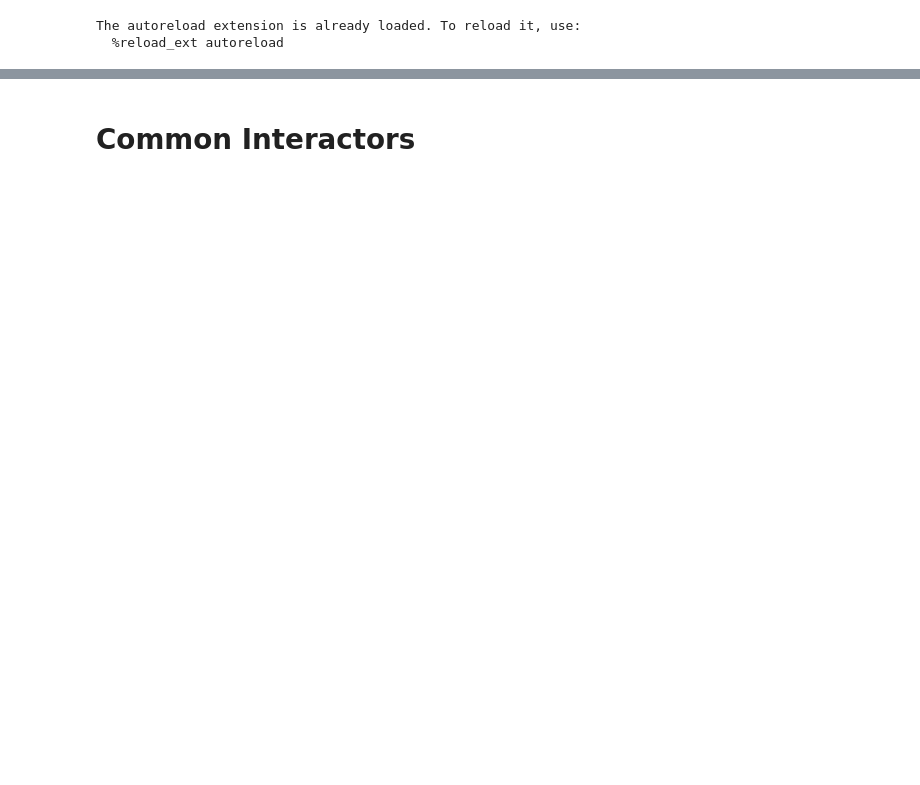
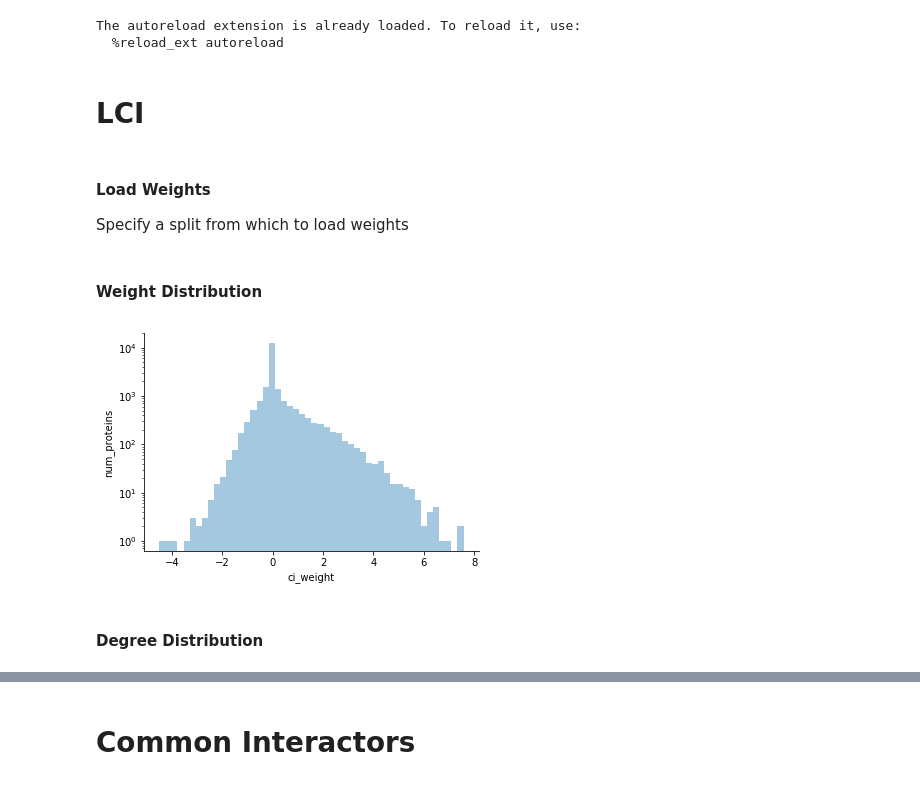
Before and after one commit to seyuboglu/milieu, a Jupyter notebook: notebooks/lci_analysis.ipynb, the cells around one changed output, grey strips where cells are left out. Drawn from its saved outputs; the diff is of its cells as text; code cells hidden in the pictures; blank space fills up the shorter version.

```diff
--- a/notebooks/lci_analysis.ipynb
+++ b/notebooks/lci_analysis.ipynb
@@ -32,0 +42,21 @@ network = PPINetwork("data/networks/bio-pathways-network.txt")
+# %% [markdown]
+# LCI
+# %% [markdown]
+#### Load Weights
+Specify a split from which to load weights
+# %%
+model_split = 1
+model = torch.load(os.path.join(experiment_dir, "models", f"model_{model_split}.tar"))
+ci_weights = weights['E'][0,0].numpy()
+# %% [markdown]
+#### Weight Distribution
+# %%
+sns.distplot(ci_weights, kde=False)
+plt.yscale('log')
+plt.xlabel("ci_weight")
+plt.ylabel("num_proteins")
+sns.despine()
+# %% [output]
+[figure, added]
+# %% [markdown]
+#### Degree Distribution
```
Also changed, not shown: parts of 17 cells of this notebook, 6 other files.
